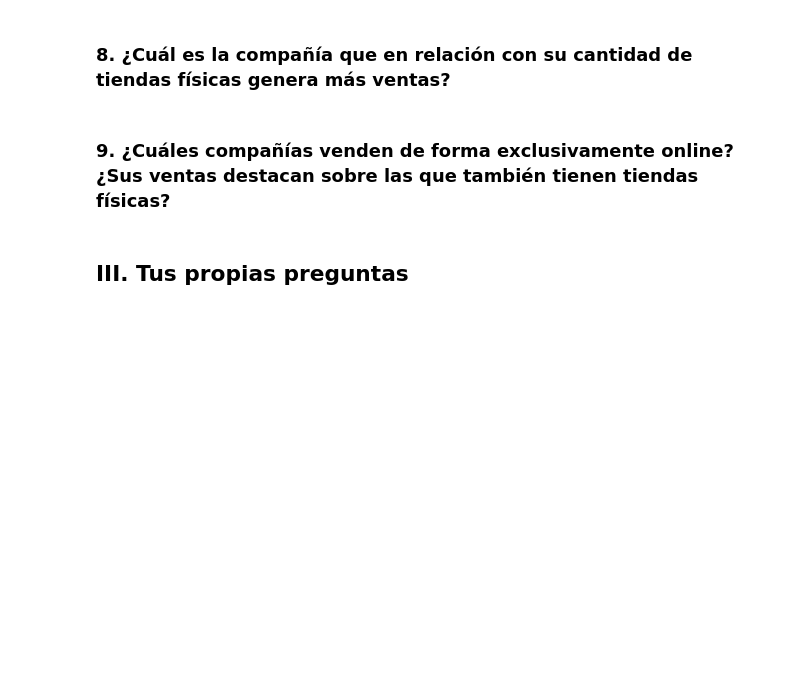
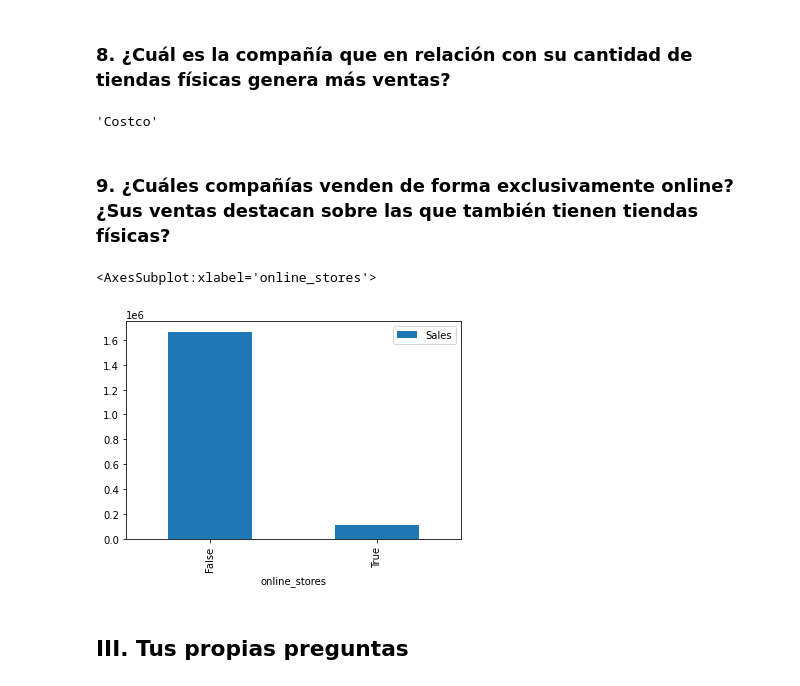
Before and after one commit to neimv/master_python, a Jupyter notebook: data/Proyecto Datacademy.ipynb, the cells around one changed output. Saved outputs shown, nothing was run; the diff lists cells and outputs as text; code cells hidden in the pictures; blank space fills up the shorter version.

```diff
--- a/data/Proyecto Datacademy.ipynb
+++ b/data/Proyecto Datacademy.ipynb
@@ -283,8 +285,21 @@ category_group[:5]
 [figure]
 # %% [markdown]
 ### 8. ¿Cuál es la compañía que en relación con su cantidad de tiendas físicas genera más ventas?
+# %%
+df['relation sales'] = df[['Sales', 'Stores']].apply(lambda x: x['Sales'] / x['Stores'], axis=1)
+df.sort_values('relation sales', inplace=True, ascending=False)
+df['Company'].tolist()[0]
+# %% [output]
+'Costco'
 # %% [markdown]
 ### 9. ¿Cuáles compañías venden de forma exclusivamente online? ¿Sus ventas destacan sobre las que también tienen tiendas físicas?
+# %%
+df['online_stores'] = df['Stores'].isna()
+df_sales_comp = df.groupby('online_stores')['Sales'].sum().to_frame().plot(kind='bar')
+df_sales_comp
+# %% [output]
+<AxesSubplot:xlabel='online_stores'>
+[figure, added]
 # %% [markdown]
 ## III. Tus propias preguntas
 # %% [markdown]
```
Also changed, not shown: parts of 1 cell of this notebook, 2 other files.
